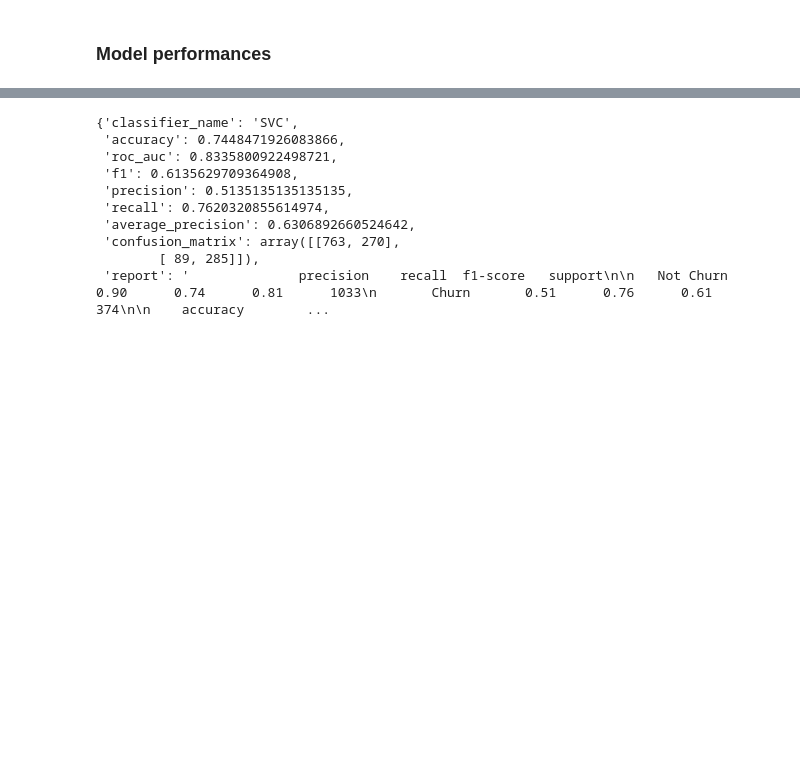
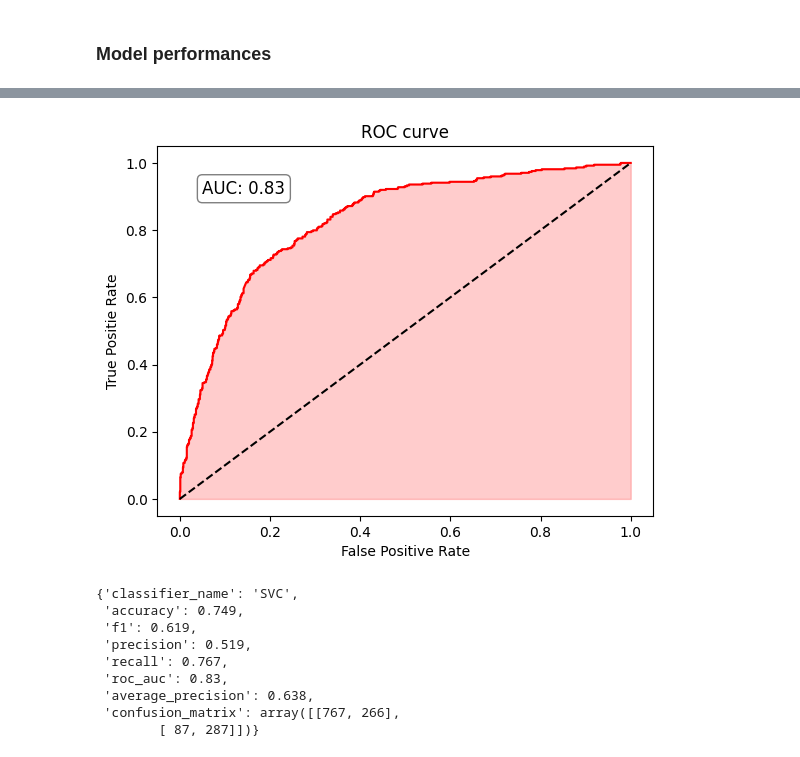
Before and after one commit to CassiaNascimento/Customer_Churn_Prediction, a Jupyter notebook: notebooks/model_comparisons_no_tuning.ipynb, the cells around one changed output, grey strips where cells are left out. Cells and saved outputs as stored; diff of their text form; code cells hidden in the pictures; blank space fills up the shorter version.

```diff
--- a/notebooks/model_comparisons_no_tuning.ipynb
+++ b/notebooks/model_comparisons_no_tuning.ipynb
@@ -120,4 +118,4 @@ metrics_KNN
 # %%
-metrics_SVM=evaluate_model(fitted_pipe_SVM,X_test,y_test)
+metrics_SVM,report_SVM=evaluate_model(fitted_pipe_SVM,X_test,y_test)
 metrics_SVM
 # %% [output]
@@ -125,11 +123,11 @@ metrics_SVM
+[figure, added]
 {'classifier_name': 'SVC',
- 'accuracy': 0.7448471926083866,
- 'roc_auc': 0.8335800922498721,
- 'f1': 0.6135629709364908,
- 'precision': 0.5135135135135135,
- 'recall': 0.7620320855614974,
- 'average_precision': 0.6306892660524642,
- 'confusion_matrix': array([[763, 270],
-        [ 89, 285]]),
- 'report': '              precision    recall  f1-score   support\n\n   Not Churn       0.90      0.74      0.81      1033\n       Churn       0.51      0.76      0.61       374\n\n    accuracy        ...
+ 'accuracy': 0.749,
+ 'f1': 0.619,
+ 'precision': 0.519,
+ 'recall': 0.767,
+ 'roc_auc': 0.83,
+ 'average_precision': 0.638,
+ 'confusion_matrix': array([[767, 266],
+        [ 87, 287]])}
 # %%
```
Also changed, not shown: parts of 10 cells of this notebook, 3 other files.
